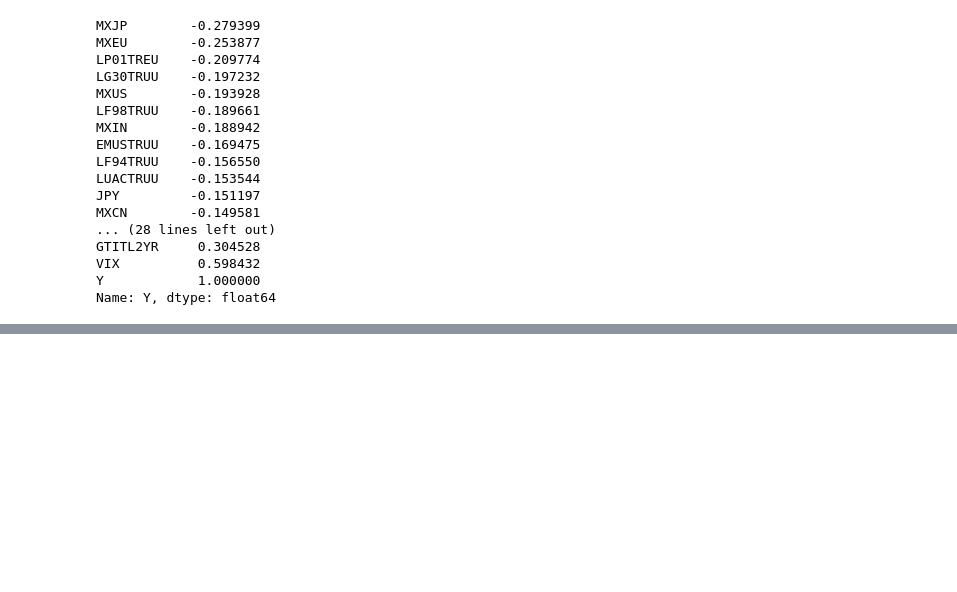
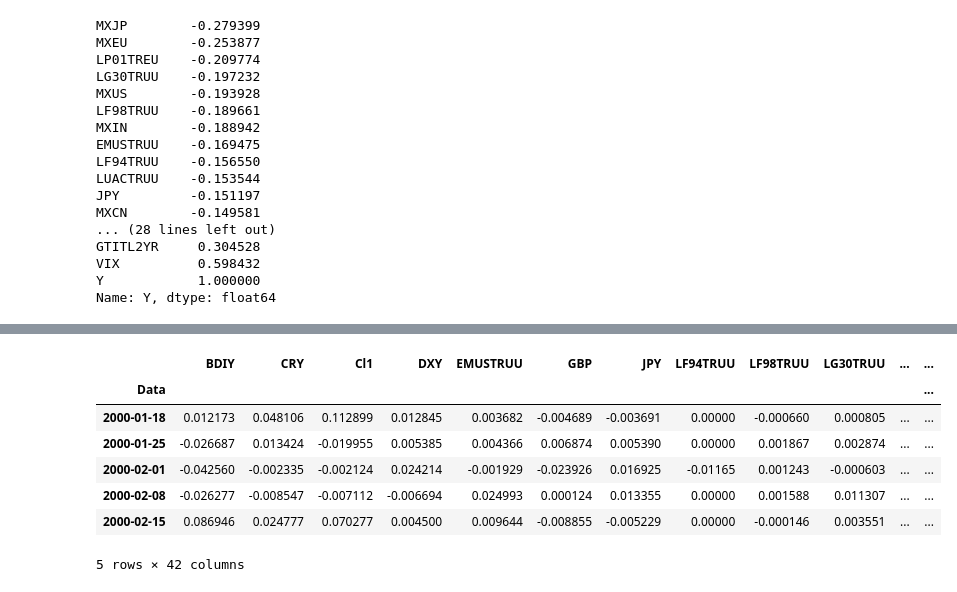
Before and after one commit to Smael-olk/Fintech, a Jupyter notebook: BusinessCase4/Isma.ipynb, the cells around one changed output, grey strips where cells are left out. Cells and saved outputs as stored; diff of their text form; code cells hidden in the pictures; blank space fills up the shorter version.

```diff
--- a/BusinessCase4/Isma.ipynb
+++ b/BusinessCase4/Isma.ipynb
@@ -187,0 +214,46 @@ Name: Y, dtype: float64
+# %%
+indices_currencies = [col for col in X_df.columns if col in [
+    'XAUBGNL', 'BDIY', 'CRY', 'Cl1', 'DXY', 'EMUSTRUU', 'GBP', 'JPY', 'LF94TRUU',
+    'LF98TRUU', 'LG30TRUU', 'LMBITR', 'LP01TREU', 'LUACTRUU', 'LUMSTRUU',
+    'MXBR', 'MXCN', 'MXEU', 'MXIN', 'MXJP', 'MXRU', 'MXUS', 'VIX'
+]]
+
+interest_rates = [col for col in X_df.columns if col in [
+    'EONIA', 'GTDEM10Y', 'GTDEM2Y', 'GTDEM30Y', 'GTGBP20Y', 'GTGBP2Y', 'GTGBP30Y',
+    'GTITL10YR', 'GTITL2YR', 'GTITL30YR', 'GTJPY10YR', 'GTJPY2YR', 'GTJPY30YR',
+    'US0001M', 'USGG3M', 'USGG2YR', 'GT10', 'USGG30YR'
+]]
+
+# Create a new dataframe for stationary data
+stationary_df = pd.DataFrame(index=X_df.index[1:])
+
+# Apply log-differences to indices and currencies (always positive)
+for col in indices_currencies:
+    if col in X_df.columns:
+        stationary_df[col] = np.diff(np.log(X_df[col]))
+
+# Apply first differences to interest rates (can be negative or very close to 0)
+for col in interest_rates:
+    if col in X_df.columns:
+        stationary_df[col] = np.diff(X_df[col])
+
+# Keep Bloomberg Economic US Surprise Index as is (already stationary)
+if 'ECSURPUS' in X_df.columns:
+    stationary_df['ECSURPUS'] = X_df['ECSURPUS'].values[1:]
+
+# Adjust the response variable to match the new data length
+if y is not None:
+    y_stationary = y[1:]
+else:
+    y_stationary = None
+
+stationary_df.head()
+# %% [output]
+|  | BDIY | CRY | Cl1 | DXY | EMUSTRUU | GBP | JPY | LF94TRUU | LF98TRUU | LG30TRUU | ... | ... |
+| Data |  |  |  |  |  |  |  |  |  |  |  | ... |
+| 2000-01-18 | 0.012173 | 0.048106 | 0.112899 | 0.012845 | 0.003682 | -0.004689 | -0.003691 | 0.00000 | -0.000660 | 0.000805 | ... | ... |
+| 2000-01-25 | -0.026687 | 0.013424 | -0.019955 | 0.005385 | 0.004366 | 0.006874 | 0.005390 | 0.00000 | 0.001867 | 0.002874 | ... | ... |
+| 2000-02-01 | -0.042560 | -0.002335 | -0.002124 | 0.024214 | -0.001929 | -0.023926 | 0.016925 | -0.01165 | 0.001243 | -0.000603 | ... | ... |
+| 2000-02-08 | -0.026277 | -0.008547 | -0.007112 | -0.006694 | 0.024993 | 0.000124 | 0.013355 | 0.00000 | 0.001588 | 0.011307 | ... | ... |
+| 2000-02-15 | 0.086946 | 0.024777 | 0.070277 | 0.004500 | 0.009644 | -0.008855 | -0.005229 | 0.00000 | -0.000146 | 0.003551 | ... | ... |
+5 rows × 42 columns
```
Also changed, not shown: parts of 2 cells of this notebook.
